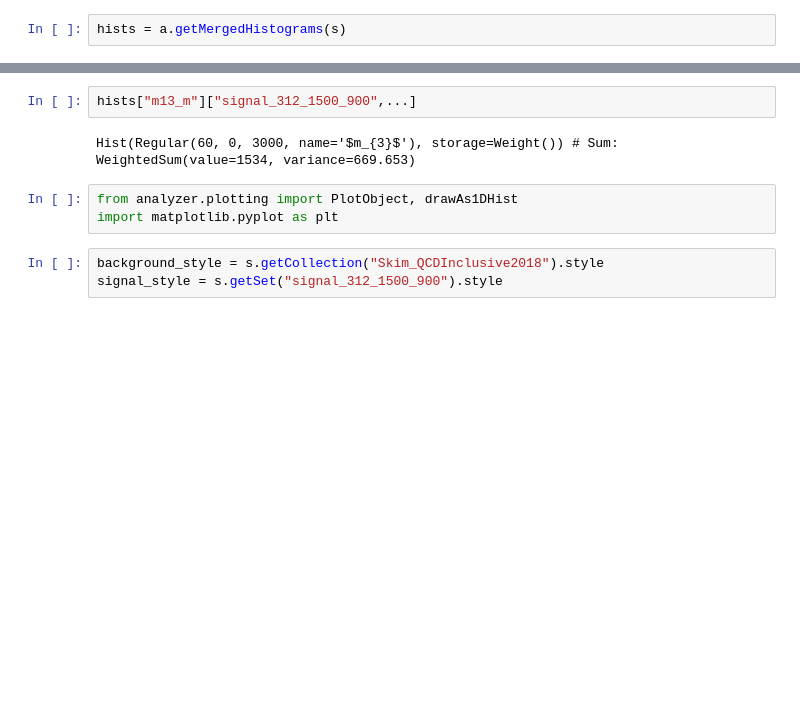
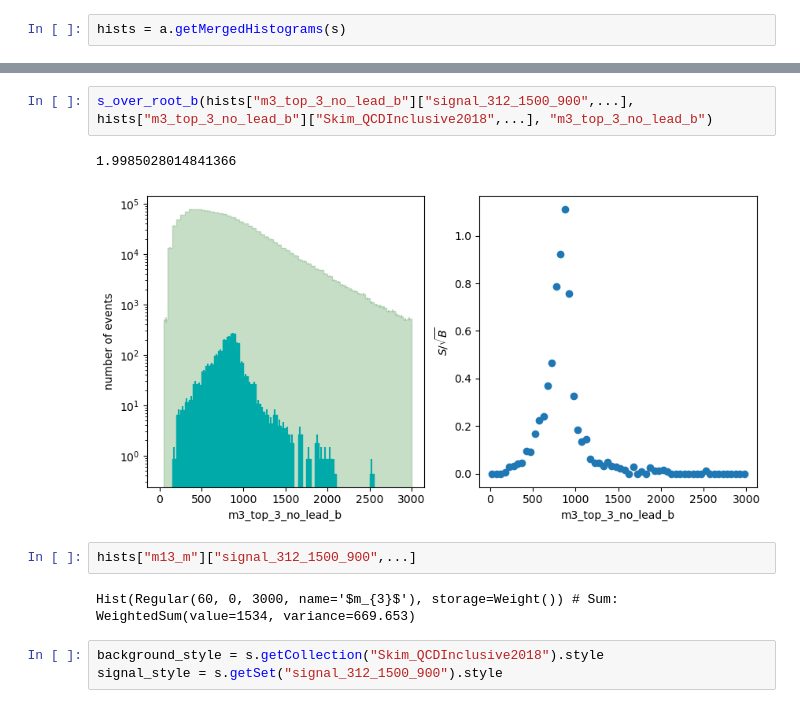
Before and after one commit to UMN-CMS/SingleStopCoffea, a Jupyter notebook: analyzer_test.ipynb, the cells around one changed output, grey strips where cells are left out. Drawn from its saved outputs; the diff is of its cells as text; blank space fills up the shorter version.

```diff
--- a/analyzer_test.ipynb
+++ b/analyzer_test.ipynb
@@ -56,10 +71,12 @@ s_over_root_b(hists["m13_m"]["signal_312_1500_900",...], hists["m13_m"]["Skim_QC
+# %%
+s_over_root_b(hists["m3_top_3_no_lead_b"]["signal_312_1500_900",...], hists["m3_top_3_no_lead_b"]["Skim_QCDInclusive2018",...], "m3_top_3_no_lead_b")
+# %% [output]
+1.9985028014841366
+[figure, added]
 # %%
 hists["m13_m"]["signal_312_1500_900",...]
 # %% [output]
 Hist(Regular(60, 0, 3000, name='$m_{3}$'), storage=Weight()) # Sum: WeightedSum(value=1534, variance=669.653)
-# %%
-from analyzer.plotting import PlotObject, drawAs1DHist
-import matplotlib.pyplot as plt
 # %%
 background_style = s.getCollection("Skim_QCDInclusive2018").style
 signal_style = s.getSet("signal_312_1500_900").style
```
Also changed, not shown: parts of 28 cells of this notebook.
